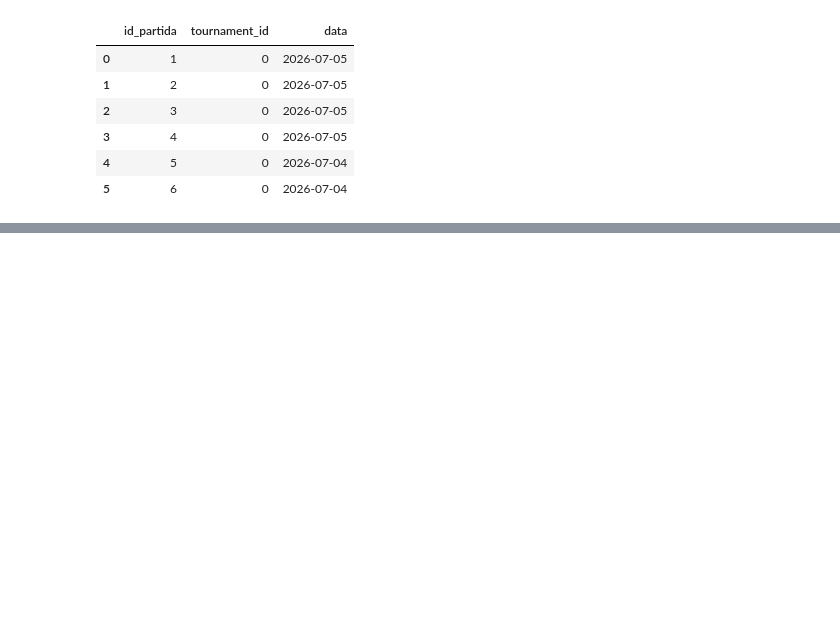
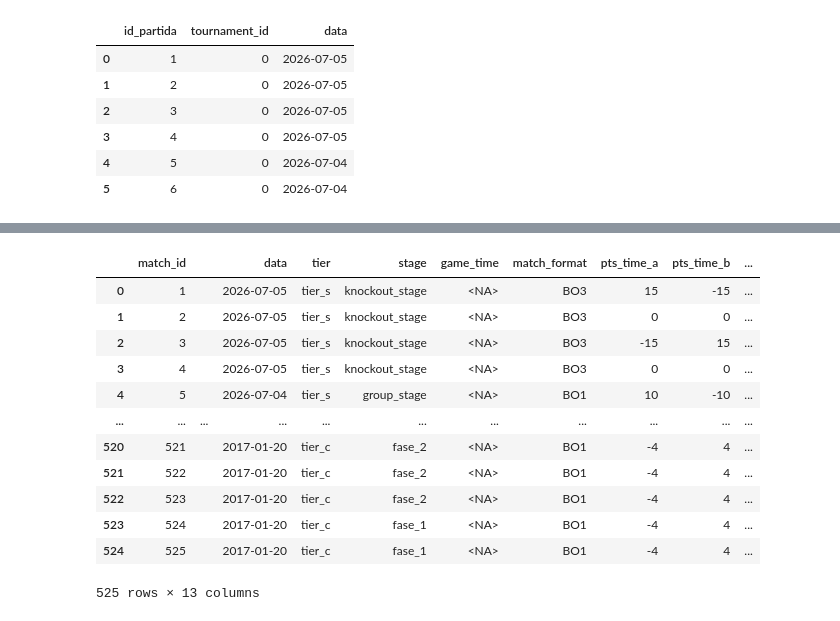
Before and after one commit to henriqueAvner/Retail-Analytics-Pipeline, a Jupyter notebook: src/transform/transform_partidas.ipynb, the cells around one changed output, grey strips where cells are left out. Saved outputs shown, nothing was run; the diff lists cells and outputs as text; code cells hidden in the pictures; blank space fills up the shorter version.

```diff
--- a/src/transform/transform_partidas.ipynb
+++ b/src/transform/transform_partidas.ipynb
@@ -214,0 +410,10 @@ df_pts[['id_partida', 'tournament_id', 'data']].head(6)
+# %%
+#Nas partidas em que o A venceu, copia o id do time A
+df_pts.loc[venceu_time_a, 'winner_team_id'] = (
+  df_pts.loc[venceu_time_a, 'team_a_id']
+)
+# %%
+#Nas partidas em que o B venceu, copia o id do time B
+df_pts.loc[venceu_time_b, 'winner_team_id'] = (
+  df_pts.loc[venceu_time_b, 'team_b_id']
+)
@@ -214,0 +509,4 @@ df_pts[['id_partida', 'tournament_id', 'data']].head(6)
+# %%
+df_pts = df_pts.drop(
+    columns=['time_a', 'time_b', 'resultado']
+)
@@ -214,0 +524,18 @@ df_pts[['id_partida', 'tournament_id', 'data']].head(6)
+# %%
+df_pts = df_pts.rename(columns={'id_partida': 'match_id' })
+# %%
+df_pts
+# %% [output]
+|  | match_id |  | data | tier | stage | game_time | match_format | pts_time_a | pts_time_b | ... |
+| 0 | 1 |  | 2026-07-05 | tier_s | knockout_stage | <NA> | BO3 | 15 | -15 | ... |
+| 1 | 2 |  | 2026-07-05 | tier_s | knockout_stage | <NA> | BO3 | 0 | 0 | ... |
+| 2 | 3 |  | 2026-07-05 | tier_s | knockout_stage | <NA> | BO3 | -15 | 15 | ... |
+| 3 | 4 |  | 2026-07-05 | tier_s | knockout_stage | <NA> | BO3 | 0 | 0 | ... |
+| 4 | 5 |  | 2026-07-04 | tier_s | group_stage | <NA> | BO1 | 10 | -10 | ... |
+| ... | ... | ... | ... | ... | ... | ... | ... | ... | ... | ... |
+| 520 | 521 |  | 2017-01-20 | tier_c | fase_2 | <NA> | BO1 | -4 | 4 | ... |
+| 521 | 522 |  | 2017-01-20 | tier_c | fase_2 | <NA> | BO1 | -4 | 4 | ... |
+| 522 | 523 |  | 2017-01-20 | tier_c | fase_2 | <NA> | BO1 | -4 | 4 | ... |
+| 523 | 524 |  | 2017-01-20 | tier_c | fase_1 | <NA> | BO1 | -4 | 4 | ... |
+| 524 | 525 |  | 2017-01-20 | tier_c | fase_1 | <NA> | BO1 | -4 | 4 | ... |
+525 rows × 13 columns
```
Also changed, not shown: parts of 36 cells of this notebook, 7 other files.
